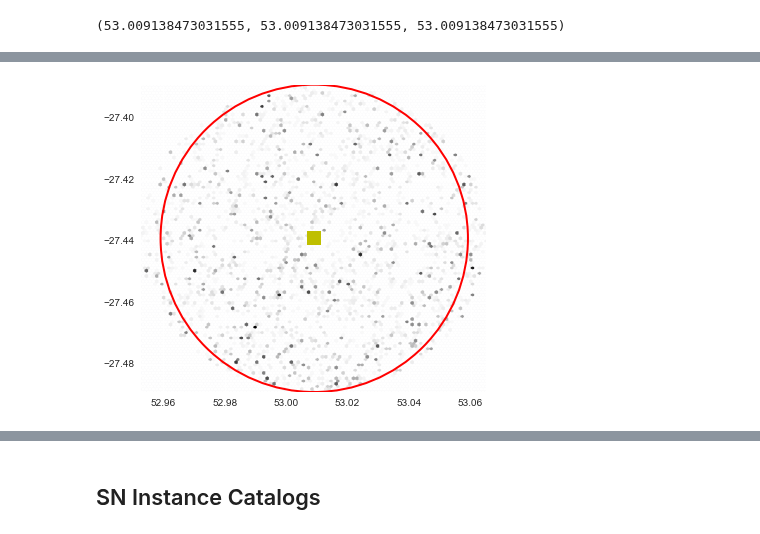
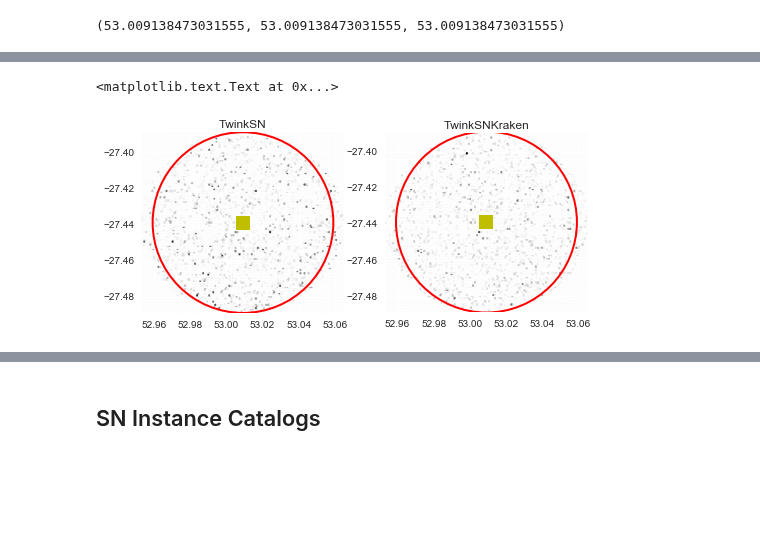
Before and after one commit to lsst-sims/legacy_sims_catUtils, a Jupyter notebook: examples/usingSNModels.ipynb, the cells around one changed output, grey strips where cells are left out. Cells and saved outputs as stored; diff of their text form; code cells hidden in the pictures; blank space fills up the shorter version.

```diff
--- a/examples/usingSNModels.ipynb
+++ b/examples/usingSNModels.ipynb
@@ -100,2 +105,3 @@ Ttsmall.write_catalog('TTwinklesSN.dat')
 # %%
 TTSNdf = pd.read_csv('TTwinklesSN.dat', sep=',\s+')
+TkTSNdf = pd.read_csv('TkTwinklesSN.dat', sep=',\s+')
@@ -102,16 +126,28 @@ TTSNdf = pd.read_csv('TTwinklesSN.dat', sep=',\s+')
 # %%
-fig, ax = plt.subplots()
-ax.hexbin(np.degrees(TTSNdf['#raJ2000']), np.degrees(TTSNdf.decJ2000))
-ax.plot(TwinklesObsMetaDataSmall.pointingRA, TwinklesObsMetaDataSmall.pointingDec,
+fig, ax = plt.subplots(1,2)
+ax[0].hexbin(np.degrees(TTSNdf['#raJ2000']), np.degrees(TTSNdf.decJ2000))
+ax[0].plot(TwinklesObsMetaDataSmall.pointingRA, TwinklesObsMetaDataSmall.pointingDec,
+         'ys', markersize=14)
+ax[1].hexbin(np.degrees(TkTSNdf['#raJ2000']), np.degrees(TkTSNdf.decJ2000))
+ax[1].plot(TwinklesObsMetaDataSmall.pointingRA, TwinklesObsMetaDataSmall.pointingDec,
          'ys', markersize=14)
 circ = mpatches.Circle((TwinklesObsMetaDataSmall.pointingRA, TwinklesObsMetaDataSmall.pointingDec),
          0.05)
 circ.set(edgecolor='r', fill=False, lw=2)
 #circ.set(face)
-ax.add_artist(circ)
-ax.set_aspect('equal')
+ax[0].add_artist(circ)
+ax[0].set_aspect('equal')
+circ1 = mpatches.Circle((TwinklesObsMetaDataSmall.pointingRA, TwinklesObsMetaDataSmall.pointingDec),
+         0.05)
+circ1.set(edgecolor='r', fill=False, lw=2)
+ax[1].add_artist(circ1)
+ax[1].set_aspect('equal')
 y_formatter = matplotlib.ticker.ScalarFormatter(useOffset=False)
-ax.yaxis.set_major_formatter(y_formatter)
+ax[0].yaxis.set_major_formatter(y_formatter)
+ax[1].yaxis.set_major_formatter(y_formatter)
+ax[0].set_title('TwinkSN')
+ax[1].set_title('TwinkSNKraken')
 #sns.despine()
 # %% [output]
+<matplotlib.text.Text at 0x...>
-[figure, old version]
+[figure, new version]
```
Also changed, not shown: parts of 9 cells of this notebook, 1 other file.
